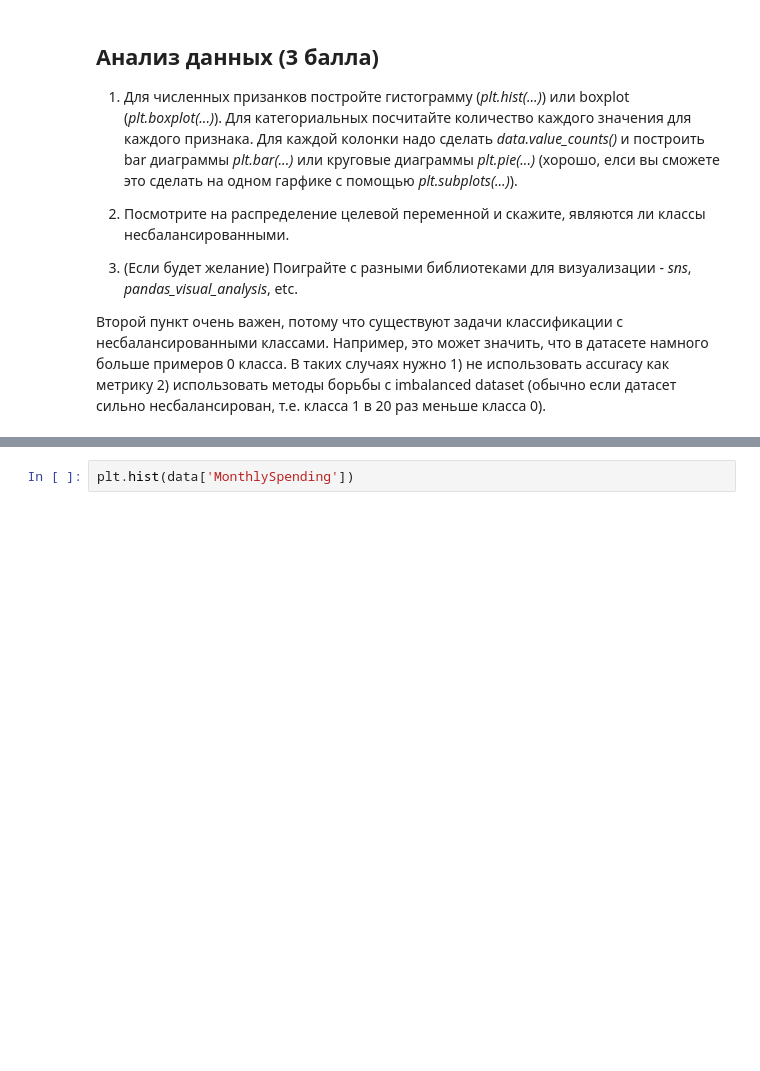
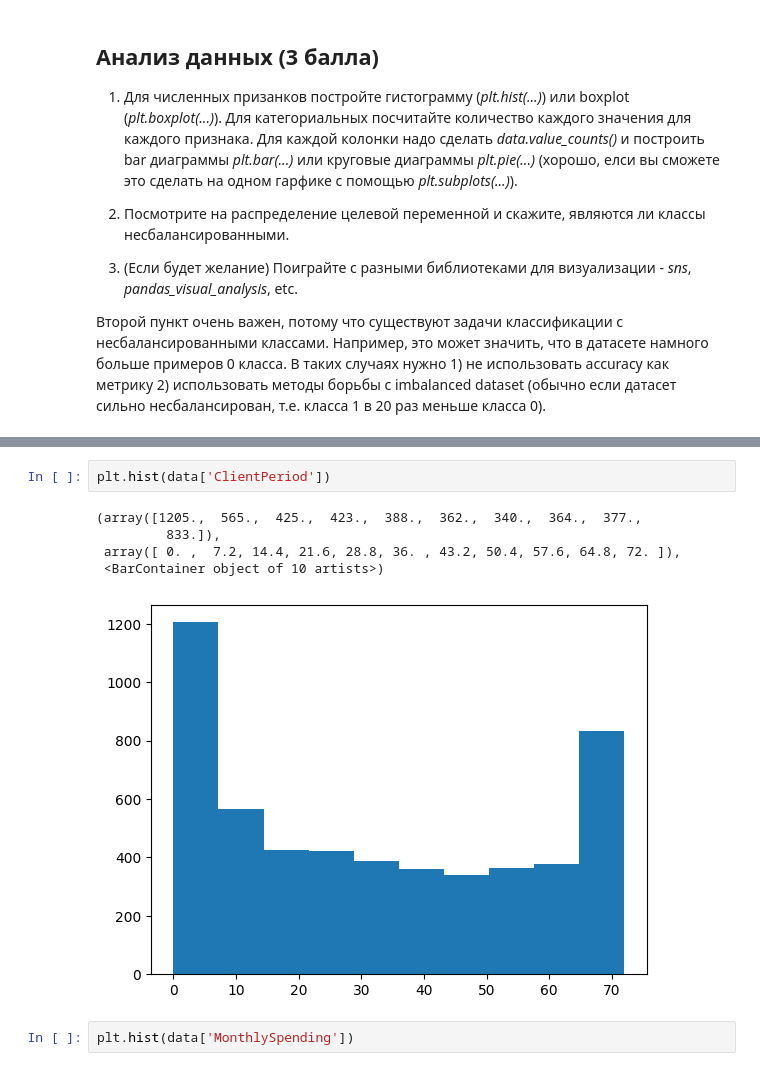
Before and after one commit to tmo3zy/colab_notebooks, a Jupyter notebook: week_03_composition_model_selection/Homework/hw_3_kaggle.ipynb, the cells around one changed output, grey strips where cells are left out. Drawn from its saved outputs; the diff is of its cells as text; blank space fills up the shorter version.

```diff
--- a/week_03_composition_model_selection/Homework/hw_3_kaggle.ipynb
+++ b/week_03_composition_model_selection/Homework/hw_3_kaggle.ipynb
@@ -243,3 +264,11 @@ data
+# %%
+plt.hist(data['ClientPeriod'])
+# %% [output]
+(array([1205.,  565.,  425.,  423.,  388.,  362.,  340.,  364.,  377.,
+         833.]),
+ array([ 0. ,  7.2, 14.4, 21.6, 28.8, 36. , 43.2, 50.4, 57.6, 64.8, 72. ]),
+ <BarContainer object of 10 artists>)
+[figure, added]
 # %%
 plt.hist(data['MonthlySpending'])
 # %% [output]
```
Also changed, not shown: parts of 17 cells of this notebook.
